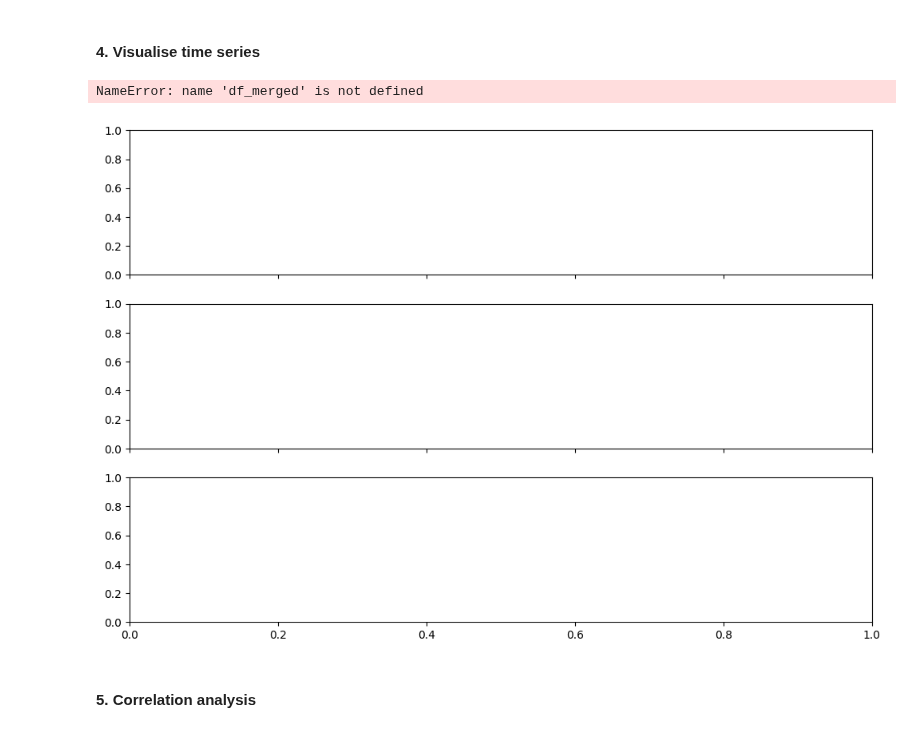
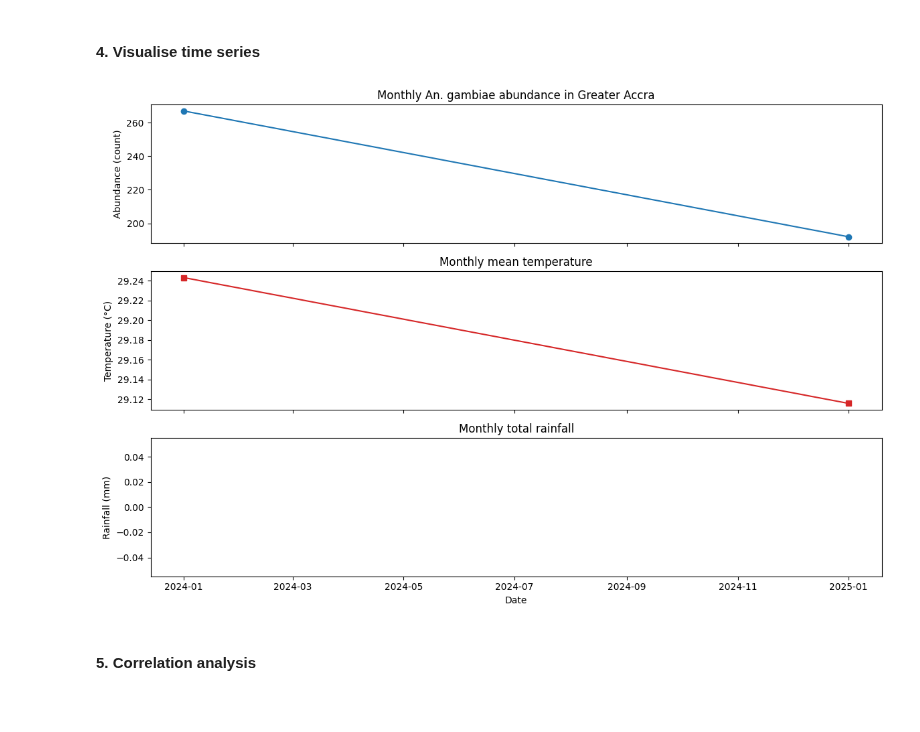
Before and after one commit to Vansnoden/vbd-cdm, a Jupyter notebook: notebooks/env_occ_analysis.ipynb, the cells around one changed output. Drawn from its saved outputs; the diff is of its cells as text; code cells hidden in the pictures; blank space fills up the shorter version.

Commit message:
first stable version

```diff
--- a/notebooks/env_occ_analysis.ipynb
+++ b/notebooks/env_occ_analysis.ipynb
@@ -82,21 +84,21 @@ gdf_points = gpd.GeoDataFrame(
     crs='EPSG:4326'
 )
 
-# Load the Siaya county polygon from the location table
+# Load the Greater Accra polygon from the location table
 query_region = "SELECT geometry_wkt FROM location WHERE name = 'Greater Accra' AND admin_level = 'region'"
 accra_wkt = pd.read_sql(query_region, engine).iloc[0, 0]
 accra_polygon = wkt.loads(accra_wkt)
-gdf_region = gpd.GeoDataFrame({'geometry': [accra_polygon]}, crs='EPSG:4326')
+gdf_county = gpd.GeoDataFrame({'geometry': [accra_polygon]}, crs='EPSG:4326')
 
 # Spatial filter: keep points within Greater Accra
-gdf_region = gdf_points[gdf_points.within(gdf_region.unary_union)]
+gdf_accra = gdf_points[gdf_points.within(gdf_county.unary_union)]
 print(f"Vector observations within Greater Accra: {len(gdf_accra)}")
 
-# Now proceed with the analysis using gdf_accra
-df_vec_region = pd.DataFrame(gdf_region.drop(columns='geometry'))  # back to DataFrame for time series
-df_vec_region['date'] = pd.to_datetime(df_vec_region['date_id'])
+# Convert back to DataFrame for time series
+df_vec_accra = pd.DataFrame(gdf_accra.drop(columns='geometry'))
+df_vec_accra['date'] = pd.to_datetime(df_vec_accra['date_id'])
 
-# Load environmental data for Siaya (county level)
+# Load environmental data for Greater Accra
 query_env = """
 SELECT
     date_id,
@@ -118,13 +120,13 @@ Environmental records: 0 days
 
 Vector observations are recorded monthly (first day of month). We'll average environmental data to monthly means.
 # %%
-# First, aggregate vector observations by month (sum counts across all Siaya sites)
-df_vec_monthly = gdf_region.groupby('date_id', as_index=False)['count'].sum()
+# Aggregate vector observations by month (sum counts across all sites within Greater Accra)
+df_vec_monthly = gdf_accra.groupby('date_id', as_index=False)['count'].sum()
 df_vec_monthly['date'] = pd.to_datetime(df_vec_monthly['date_id'])
 print(f"Monthly vector observations: {len(df_vec_monthly)} months")
 print("Vector date range:", df_vec_monthly['date_id'].min(), "to", df_vec_monthly['date_id'].max())
 
-# Now aggregate environmental data to monthly means (use 'ME' for month end)
+# Aggregate environmental data to monthly means (use 'ME' for month end)
 numeric_cols = ['temperature_mean', 'rainfall_total']
 df_env_monthly = df_env.set_index('date')[numeric_cols].resample('ME').mean().reset_index()
 df_env_monthly['date_id'] = df_env_monthly['date'].dt.strftime('%Y-%m-01')
@@ -137,11 +139,11 @@ print(f"Common months between vector and environmental data: {len(common_dates)}
 
 if len(common_dates) == 0:
     print("No overlapping months. Possible reasons:")
-    print("- Vector observations may be from different years (e.g., 2024 only, while environmental data starts later)")
+    print("- Vector observations may be from different years")
     print("- There might be a date format mismatch. Check sample dates:")
     print("  Vector sample date_id:", df_vec_monthly['date_id'].iloc[0] if len(df_vec_monthly) > 0 else "None")
     print("  Environmental sample date_id:", df_env_monthly['date_id'].iloc[0] if len(df_env_monthly) > 0 else "None")
-    # Optionally perform a left merge to see which vector months are missing
+    # Left merge to see which vector months are missing
     df_left = pd.merge(df_vec_monthly[['date_id', 'count']],
                        df_env_monthly[['date_id', 'temperature_mean', 'rainfall_total']],
                        on='date_id', how='left')
@@ -179,27 +172,26 @@ Vector months with missing environmental data (NaN):
 # %%
 fig, axes = plt.subplots(3, 1, figsize=(12, 8), sharex=True)
 
 # Abundance
 axes[0].plot(df_merged['date'], df_merged['count'], marker='o', linestyle='-', color='tab:blue')
 axes[0].set_ylabel('Abundance (count)')
-axes[0].set_title('Monthly An. gambiae abundance in Mombasa')
+axes[0].set_title('Monthly An. gambiae abundance in Greater Accra')
 
 # Temperature
 axes[1].plot(df_merged['date'], df_merged['temperature_mean'], marker='s', linestyle='-', color='tab:red')
 axes[1].set_ylabel('Temperature (°C)')
 axes[1].set_title('Monthly mean temperature')
 
 # Rainfall
 axes[2].bar(df_merged['date'], df_merged['rainfall_total'], width=20, color='tab:green', alpha=0.6)
 axes[2].set_ylabel('Rainfall (mm)')
 axes[2].set_title('Monthly total rainfall')
 
 plt.xlabel('Date')
 plt.tight_layout()
 plt.show()
 # %% [output]
-NameError: name 'df_merged' is not defined
-[figure, old version]
+[figure, new version]
 # %% [markdown]
 #### 5. Correlation analysis
 # %%
```
Also changed, not shown: parts of 6 cells of this notebook, 2 other files.
